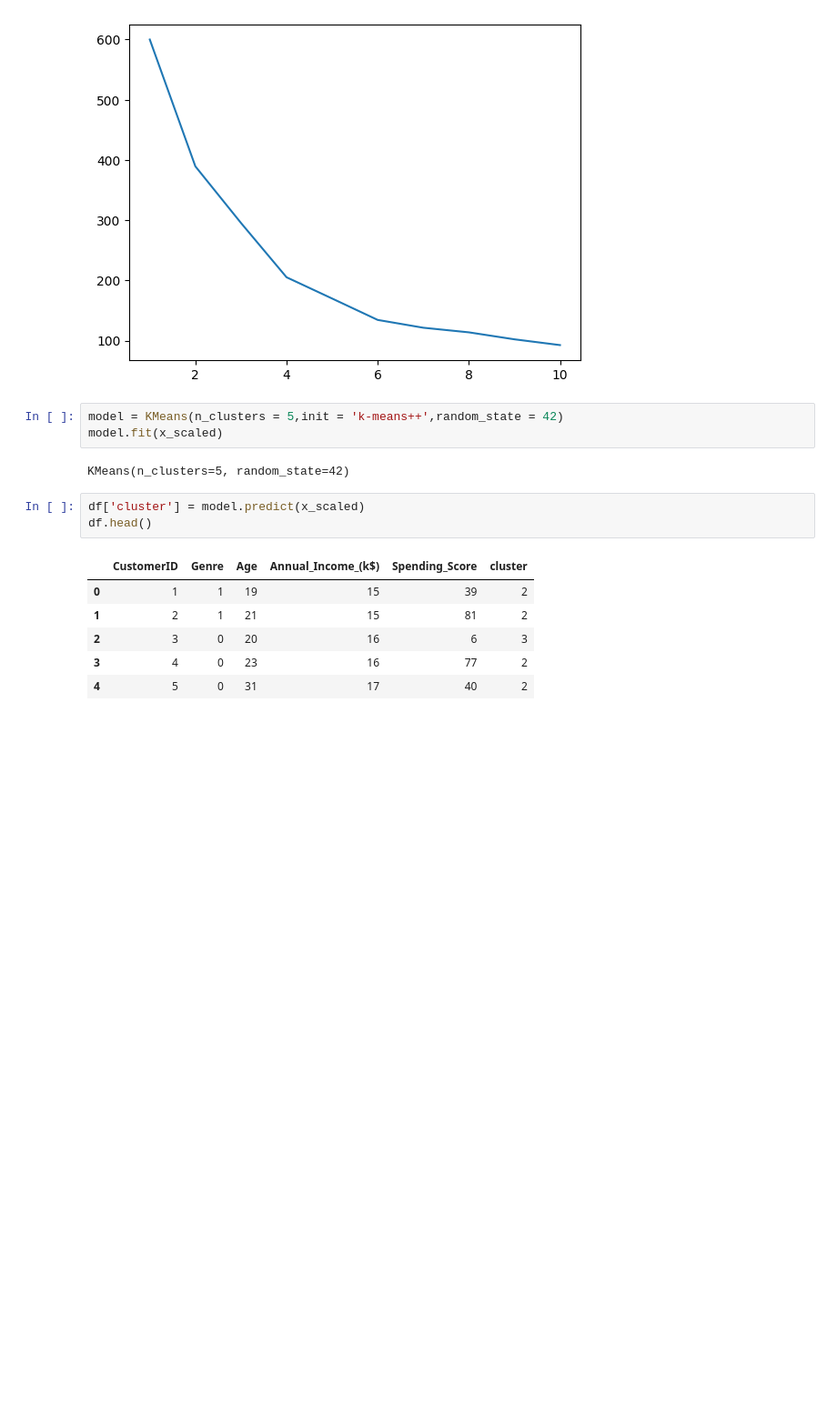
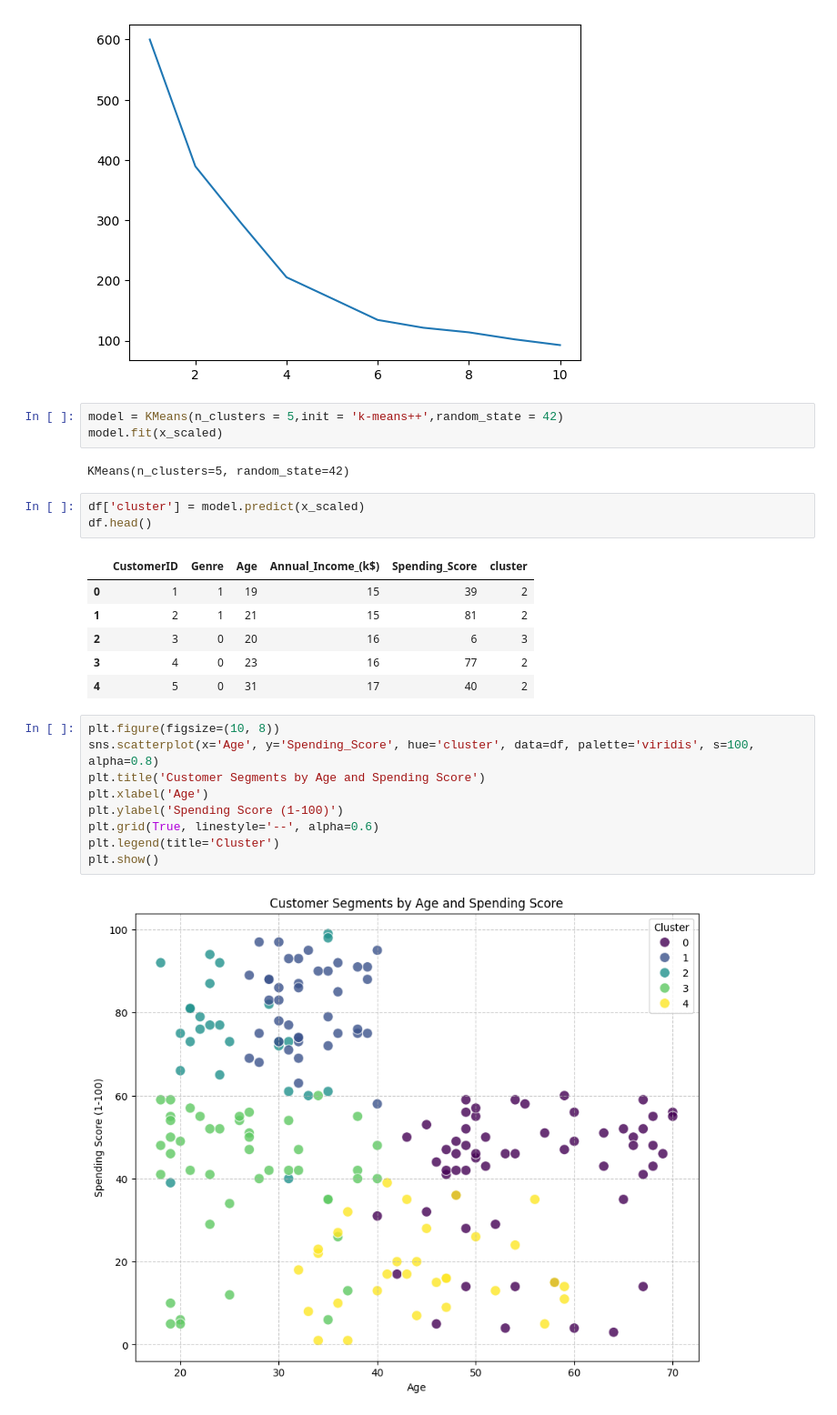
Before and after one commit to VISHVAPRASATHVS/CLUSTERING_ALGORITHMS, a Jupyter notebook: mall_customer_clustering_KMeans.ipynb, the cells around one changed output. Shown at 91% size. Saved outputs shown, nothing was run; the diff lists cells and outputs as text; blank space fills up the shorter version.

```diff
--- a/mall_customer_clustering_KMeans.ipynb
+++ b/mall_customer_clustering_KMeans.ipynb
@@ -65,3 +66,14 @@ df.head()
 | 2 | 3 | 0 | 20 | 16 | 6 | 3 |
 | 3 | 4 | 0 | 23 | 16 | 77 | 2 |
 | 4 | 5 | 0 | 31 | 17 | 40 | 2 |
+# %%
+plt.figure(figsize=(10, 8))
+sns.scatterplot(x='Age', y='Spending_Score', hue='cluster', data=df, palette='viridis', s=100, alpha=0.8)
+plt.title('Customer Segments by Age and Spending Score')
+plt.xlabel('Age')
+plt.ylabel('Spending Score (1-100)')
+plt.grid(True, linestyle='--', alpha=0.6)
+plt.legend(title='Cluster')
+plt.show()
+# %% [output]
+[figure, added]
```
Also changed, not shown: parts of 1 cell of this notebook.
